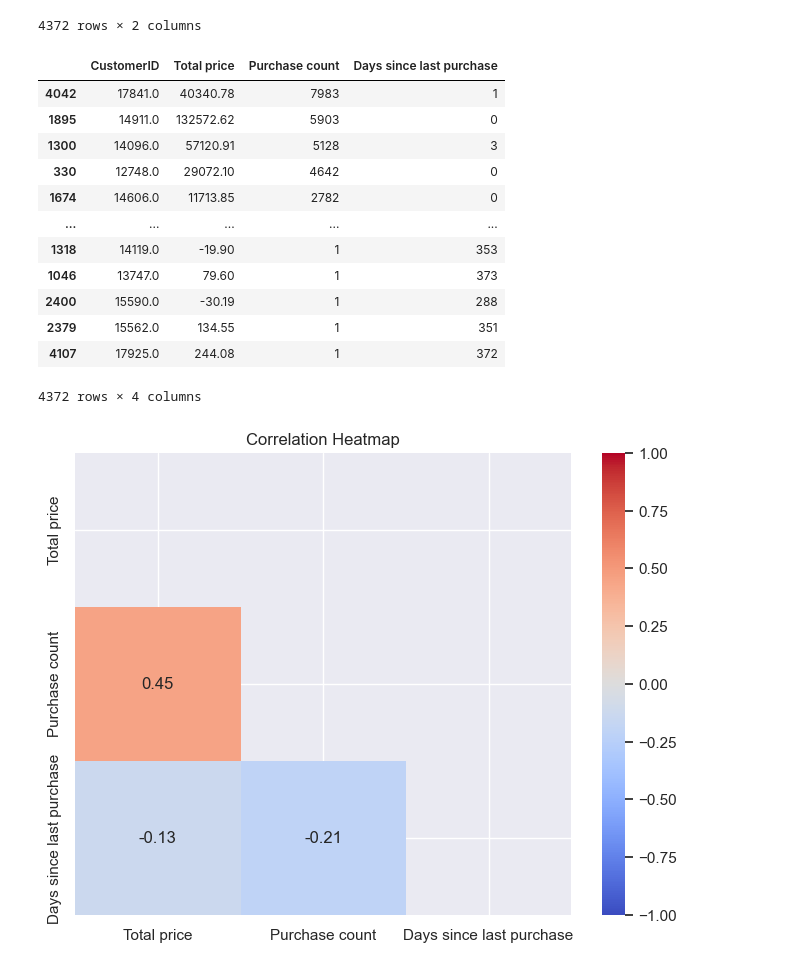
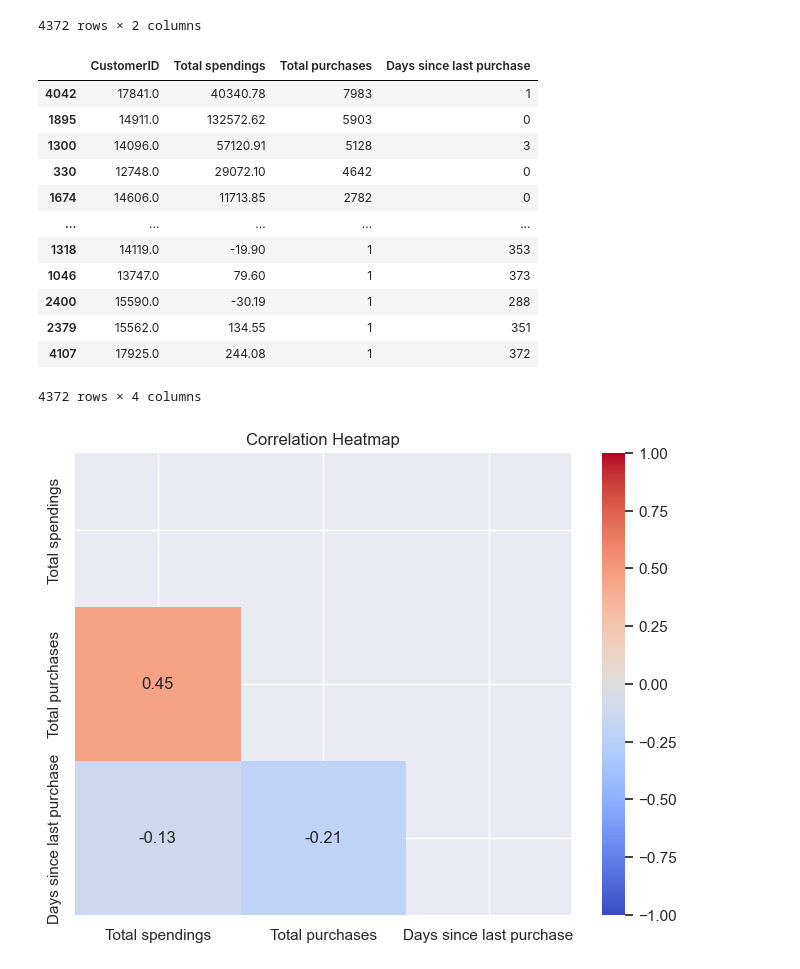
Before and after one commit to MarekFilo/Customer-segmentation, a Jupyter notebook: main.ipynb, the cells around one changed output. Drawn from its saved outputs; the diff is of its cells as text; code cells hidden in the pictures.

Commit message:
- Clustering and graphs

```diff
--- a/main.ipynb
+++ b/main.ipynb
@@ -3,8 +3,12 @@ import pandas as pd
 import numpy as np
 import matplotlib.pyplot as plt
 import seaborn as sns
+import plotly.express as px
 
-sns.set_theme(style="darkgrid", palette="Set2")
+from sklearn.cluster import KMeans
+from sklearn.preprocessing import StandardScaler
+
+sns.set_theme(palette="Set2", style="darkgrid")
 # %%
 df = pd.read_excel("data.xlsx", sheet_name="Online Retail")
 df.head()
@@ -55,10 +70,10 @@ dtype: int64
 # %%
 df["InvoiceDate"] = pd.to_datetime(df["InvoiceDate"])
 
-df["Total price"] = df["Quantity"] * df["UnitPrice"]
+df["Total spendings"] = df["Quantity"] * df["UnitPrice"]
 # %%
 df.drop(columns=["Quantity", "UnitPrice"], inplace=True)
 # %%
-retail_by_customer = df.groupby("CustomerID")["Total price"].sum().reset_index()
-retail_by_customer.sort_values("Total price", ascending=False)
+retail_by_customer = df.groupby("CustomerID")["Total spendings"].sum().reset_index()
+retail_by_customer.sort_values("Total spendings", ascending=False)
 # %% [output]
@@ -77,6 +92,6 @@ retail_by_customer.sort_values("Total price", ascending=False)
 4372 rows × 2 columns
 # %%
 NO_purchases_by_customer = df.groupby("CustomerID")["InvoiceNo"].count().reset_index()
-NO_purchases_by_customer.rename(columns={"InvoiceNo": "Purchase count"}, inplace=True)
-NO_purchases_by_customer.sort_values("Purchase count", ascending=False)
+NO_purchases_by_customer.rename(columns={"InvoiceNo": "Total purchases"}, inplace=True)
+NO_purchases_by_customer.sort_values("Total purchases", ascending=False)
 # %% [output]
@@ -122,9 +137,9 @@ customer_last_purchase_df.sort_values("Days since last purchase", ascending=True
 customer_df = retail_by_customer.merge(NO_purchases_by_customer, on="CustomerID").merge(
     customer_last_purchase_df, on="CustomerID"
 )
-customer_df.sort_values("Purchase count", ascending=False)
+customer_df.sort_values("Total purchases", ascending=False)
 # %% [output]
-|  | CustomerID | Total price | Purchase count | Days since last purchase |
+|  | CustomerID | Total spendings | Total purchases | Days since last purchase |
 | 4042 | 17841.0 | 40340.78 | 7983 | 1 |
 | 1895 | 14911.0 | 132572.62 | 5903 | 0 |
 | 1300 | 14096.0 | 57120.91 | 5128 | 3 |
@@ -139,17 +154,17 @@ customer_df.sort_values("Purchase count", ascending=False)
 4372 rows × 4 columns
 # %%
 correlation_matrix = customer_df[
-    ["Total price", "Purchase count", "Days since last purchase"]
+    ["Total spendings", "Total purchases", "Days since last purchase"]
 ].corr()
 
 mask = np.triu(np.ones_like(correlation_matrix, dtype=bool))
 
 plt.figure(figsize=(8, 6))
 
 sns.heatmap(correlation_matrix, mask=mask, annot=True, cmap="coolwarm", vmin=-1, vmax=1)
 
 plt.title("Correlation Heatmap")
 
 plt.show()
 # %% [output]
-[figure, old version]
+[figure, new version]
```
Also changed, not shown: parts of 12 cells of this notebook.
